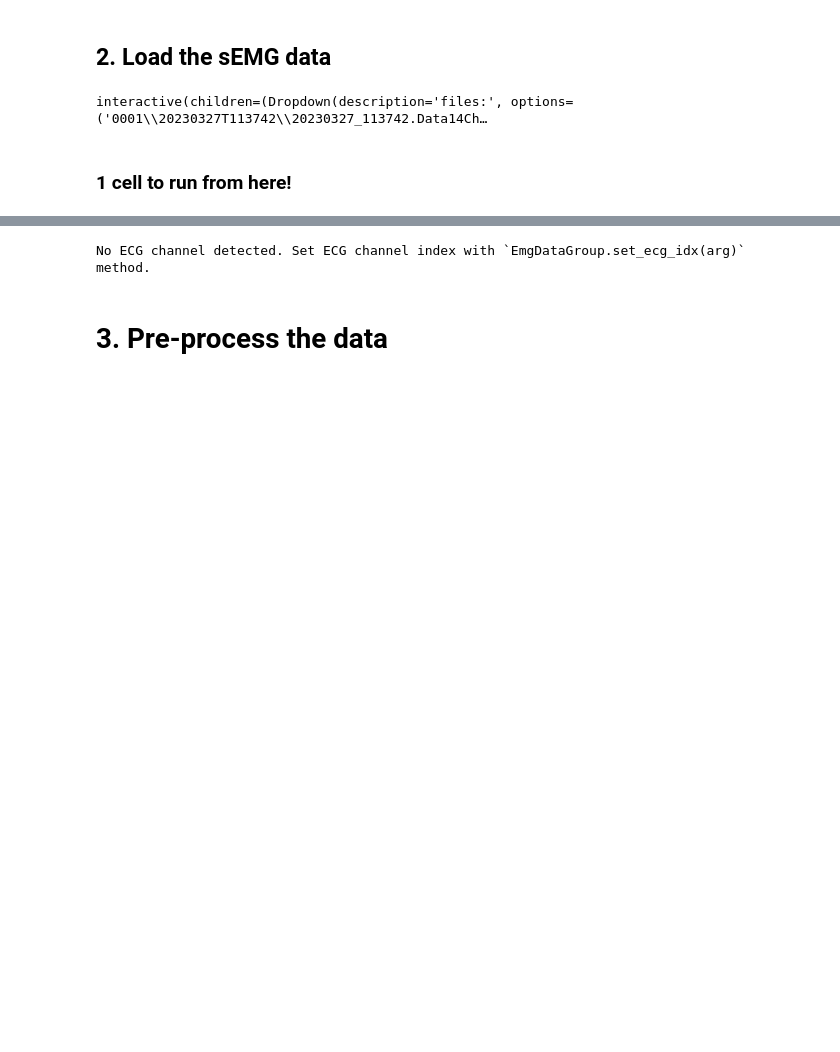
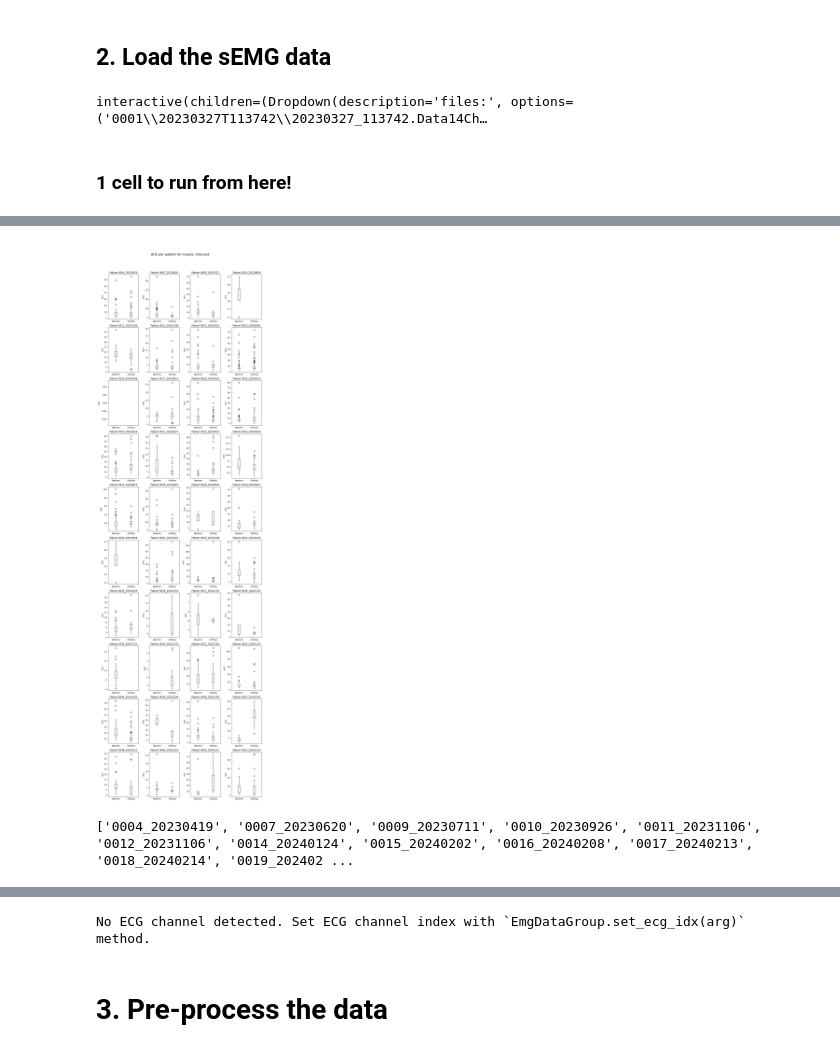
Before and after one commit to rspwarnaarUT/ReSurfEMG, a Jupyter notebook: notebooks/researcher_interface/Wytze_emg_pipeline.ipynb, the cells around one changed output, grey strips where cells are left out. Saved outputs shown, nothing was run; the diff lists cells and outputs as text; code cells hidden in the pictures; blank space fills up the shorter version.

```diff
--- a/notebooks/researcher_interface/Wytze_emg_pipeline.ipynb
+++ b/notebooks/researcher_interface/Wytze_emg_pipeline.ipynb
@@ -210,0 +170,7 @@ OSError: Cannot save file into a non-existent directory: 'P:\TNW\CRPH\Projects\2
+# %%
+##pick muscle
+#picked_muscle = 'dia_r'
+#picked_muscle = 'dia_l'
+picked_muscle = 'intercost'
+
+csv_dir = os.path.join(base_path, 'Analyzed_data')
@@ -210,0 +354,53 @@ OSError: Cannot save file into a non-existent directory: 'P:\TNW\CRPH\Projects\2
+# %%
+import matplotlib.pyplot as plt
+
+# Prepare patient keys from opname dict
+opname_keys = list(AUC_opname_dict.keys())
+n_patients = len(opname_keys)
+ncols = 4
+nrows = (n_patients + ncols - 1) // ncols
+
+fig, axes = plt.subplots(nrows=nrows, ncols=ncols, figsize=(4 * ncols, 4 * nrows), squeeze=False)
+
+for idx, opname_key in enumerate(opname_keys):
+    row = idx // ncols
+    col = idx % ncols
+    ax = axes[row][col]
+    opname_data = AUC_opname_dict[opname_key]
+    # Find ontslag key with same 3rd and 4th character
+    opname_id = opname_key[2:4]
+    ontslag_key = None
+    for k in AUC_ontslag_dict:
+        if k[2:4] == opname_id:
+            ontslag_key = k
+            break
+    data = [opname_data]
+    labels = ['Opname']
+    if ontslag_key is not None:
+        ontslag_data = AUC_ontslag_dict[ontslag_key]
+        data.append(ontslag_data)
+        labels.append('Ontslag')
+    ax.boxplot(data, labels=labels)
+    ax.set_title(f'Patient {opname_key}')
+    ax.set_ylabel('AUC')
+
+# Hide unused subplots
+for idx in range(n_patients, nrows * ncols):
+    row = idx // ncols
+    col = idx % ncols
+    axes[row][col].axis('off')
+
+# Adjust the figure size to make it less broad (e.g., 3 * ncols width)
+fig.set_size_inches(3 * ncols, 4 * nrows)
+plt.tight_layout()
+fig.suptitle(f'AUC per patient for muscle: {picked_muscle}', fontsize=16)
+plt.tight_layout(rect=[0, 0, 1, 0.96])
+plt.show()
+# %% [output]
+[figure, added]
+# %%
+# Generate an array that lists all patients in AUC_opname_dict
+patients = list(AUC_opname_dict.keys())
+print(patients)
+# %% [output]
+['0004_20230419', '0007_20230620', '0009_20230711', '0010_20230926', '0011_20231106', '0012_20231106', '0014_20240124', '0015_20240202', '0016_20240208', '0017_20240213', '0018_20240214', '0019_202402 ...
```
Also changed, not shown: parts of 25 cells of this notebook.
